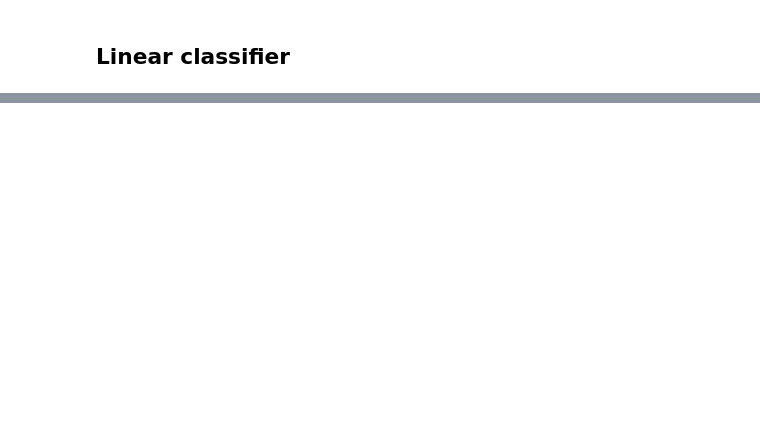
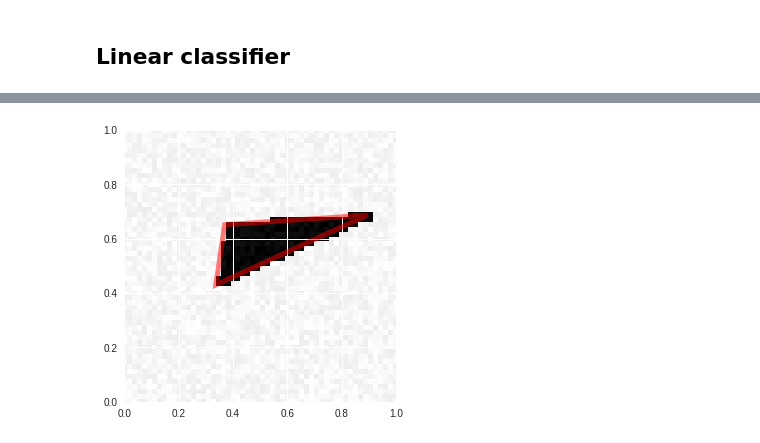
Before and after one commit to Fatiine/Deep-Learning-Assignements, a Jupyter notebook: Image Classification and Regression/Classification_and_Regression.ipynb, the cells around one changed output, grey strips where cells are left out. Saved outputs shown, nothing was run; the diff lists cells and outputs as text; code cells hidden in the pictures; blank space fills up the shorter version.

```diff
--- a/Image Classification and Regression/Classification_and_Regression.ipynb
+++ b/Image Classification and Regression/Classification_and_Regression.ipynb
@@ -116,0 +116,33 @@ def generate_test_set_classification():
+# %%
+def generate_dataset_regression(nb_samples, noise=0.0):
+    # Getting im_size:
+    im_size = generate_a_triangle()[0].shape[0]
+    X = np.zeros([nb_samples,im_size])
+    Y = np.zeros([nb_samples, 6])
+    print('Creating data:')
+    for i in range(nb_samples):
+        if i % 10 == 0:
+            print(i)
+        [X[i], Y[i]] = generate_a_triangle(noise, True)
+    X = (X + noise) / (255 + 2 * noise)
+    return [X, Y]
+
+import matplotlib.patches as patches
+
+def visualize_prediction(x, y):
+    fig, ax = plt.subplots(figsize=(5, 5))
+    I = x.reshape((IMAGE_SIZE,IMAGE_SIZE))
+    ax.imshow(I, extent=[-0.15,1.15,-0.15,1.15],cmap='gray')
+    ax.set_xlim([0,1])
+    ax.set_ylim([0,1])
+
+    xy = y.reshape(3,2)
+    tri = patches.Polygon(xy, closed=True, fill = False, edgecolor = 'r', linewidth = 5, alpha = 0.5)
+    ax.add_patch(tri)
+
+    plt.show()
+
+def generate_test_set_regression():
+    np.random.seed(42)
+    [X_test, Y_test] = generate_dataset_regression(300, 20)
+    return [X_test, Y_test]
@@ -142,0 +455,4 @@ from keras.models import Sequential
+# %%
+  visualize_prediction(X_train[0], Y_train[0])
+# %% [output]
+[figure, added]
```
Also changed, not shown: parts of 56 cells of this notebook.
